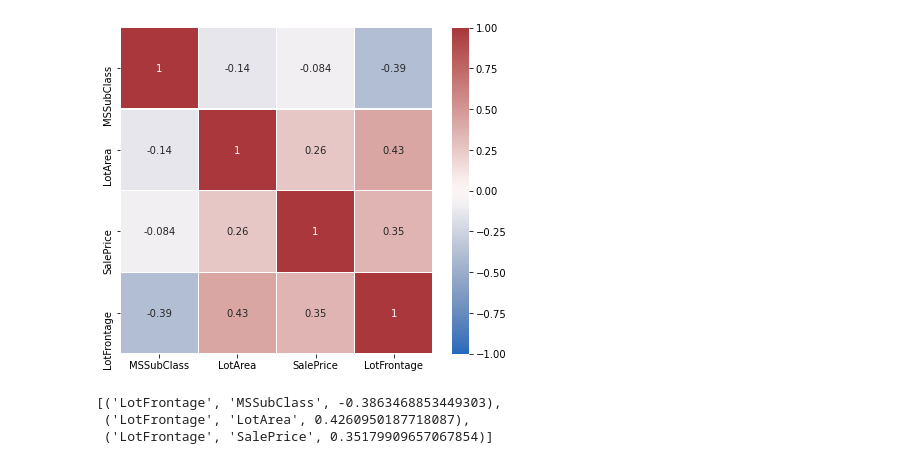
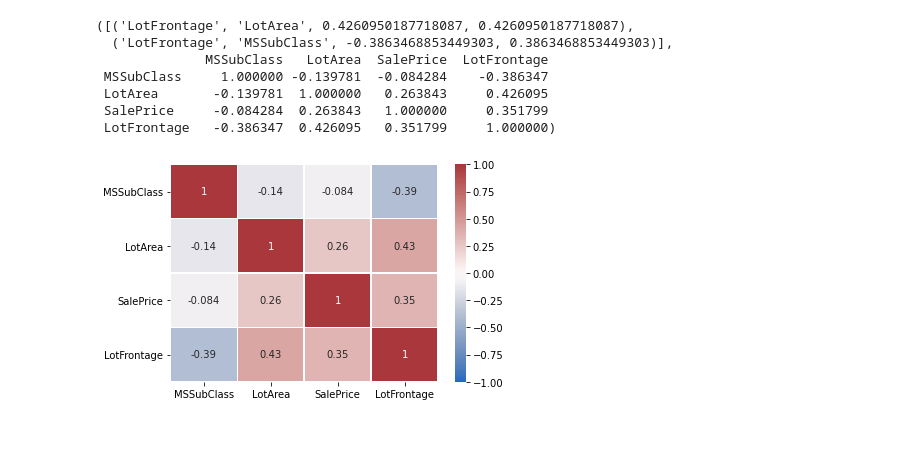
Before and after one commit to HunterKruger/Layzee, a Jupyter notebook: examples/test_dataframe_observer.ipynb, the cells around one changed output. Drawn from its saved outputs; the diff is of its cells as text; code cells hidden in the pictures; blank space fills up the shorter version.

```diff
--- a/examples/test_dataframe_observer.ipynb
+++ b/examples/test_dataframe_observer.ipynb
@@ -25,12 +25,16 @@ SaleCondition   object       6  0.004110        0  0.000000
 SalePrice        int64     663  0.454110        0  0.000000
 ------------------
 # %%
-correlation(df[['MSSubClass','LotArea','SalePrice','LotFrontage']],'pearson',0.3)
+correlation(df[['MSSubClass','LotArea','SalePrice','LotFrontage']],'pearson', 2)
 # %% [output]
+([('LotFrontage', 'LotArea', 0.4260950187718087, 0.4260950187718087),
+  ('LotFrontage', 'MSSubClass', -0.3863468853449303, 0.3863468853449303)],
+              MSSubClass   LotArea  SalePrice  LotFrontage
+ MSSubClass     1.000000 -0.139781  -0.084284    -0.386347
+ LotArea       -0.139781  1.000000   0.263843     0.426095
+ SalePrice     -0.084284  0.263843   1.000000     0.351799
+ LotFrontage   -0.386347  0.426095   0.351799     1.000000)
-[figure, old version]
+[figure, new version]
-[('LotFrontage', 'MSSubClass', -0.3863468853449303),
- ('LotFrontage', 'LotArea', 0.4260950187718087),
- ('LotFrontage', 'SalePrice', 0.35179909657067854)]
 # %%
 missing_pattern(df,4)
 # %% [output]
```
Also changed, not shown: parts of 20 cells of this notebook, 13 other files.
